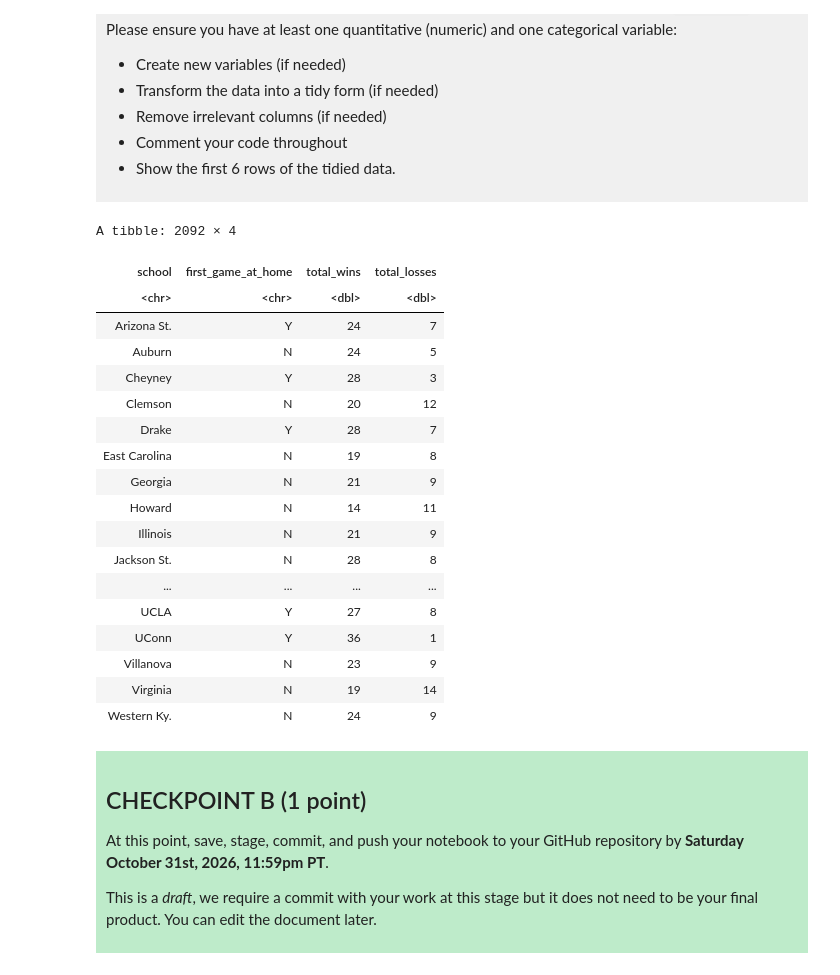
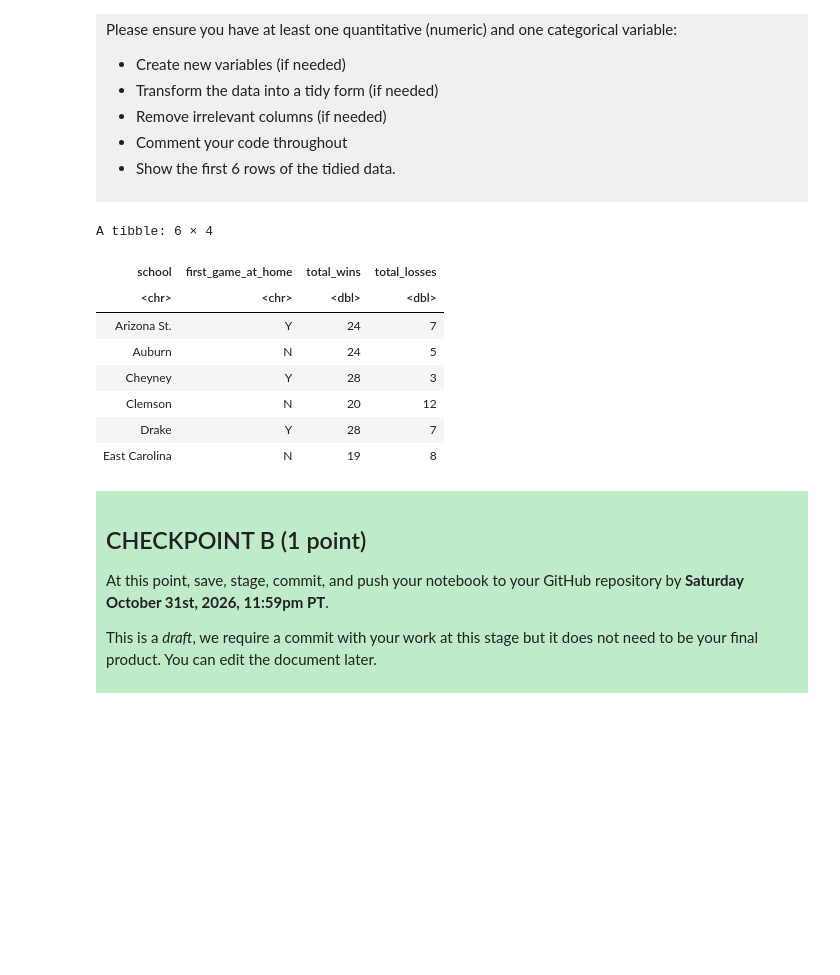
Before and after one commit to Peter-He-2007/dsci-100-project-peter-he, a Jupyter notebook: dsci-100-project-notebook.ipynb, the cells around one changed output. Saved outputs shown, nothing was run; the diff lists cells and outputs as text; code cells hidden in the pictures; blank space fills up the shorter version.

```diff
--- a/dsci-100-project-notebook.ipynb
+++ b/dsci-100-project-notebook.ipynb
@@ -210,27 +210,17 @@ Produce a tidy data set that could be used to answer your research question usin
 </div>
 # %%
 tidy_data <- raw_data |> select(school, first_game_at_home, total_wins, total_losses)
-tidy_data
+head(tidy_data)
 # %% [output]
-A tibble: 2092 × 4
+A tibble: 6 × 4
 | school | first_game_at_home | total_wins | total_losses |
 | <chr> | <chr> | <dbl> | <dbl> |
 | Arizona St. | Y | 24 | 7 |
 | Auburn | N | 24 | 5 |
 | Cheyney | Y | 28 | 3 |
 | Clemson | N | 20 | 12 |
 | Drake | Y | 28 | 7 |
 | East Carolina | N | 19 | 8 |
-| Georgia | N | 21 | 9 |
-| Howard | N | 14 | 11 |
-| Illinois | N | 21 | 9 |
-| Jackson St. | N | 28 | 8 |
-| ... | ... | ... | ... |
-| UCLA | Y | 27 | 8 |
-| UConn | Y | 36 | 1 |
-| Villanova | N | 23 | 9 |
-| Virginia | N | 19 | 14 |
-| Western Ky. | N | 24 | 9 |
 # %% [markdown]
 <div style="background-color: #beebca; padding: 10px;">
 
```
Also changed, not shown: parts of 10 cells of this notebook.
